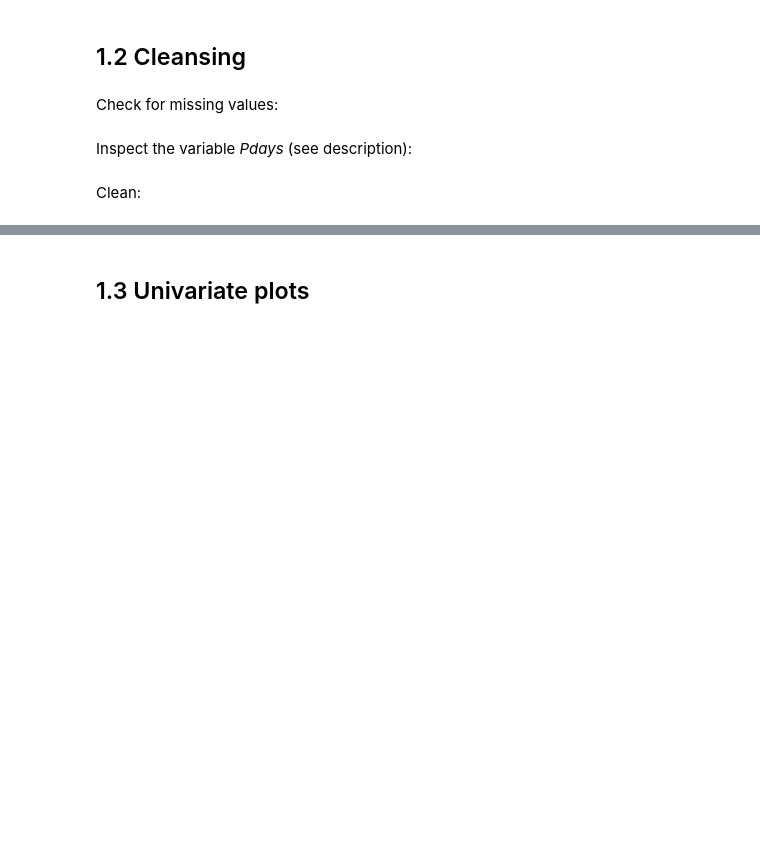
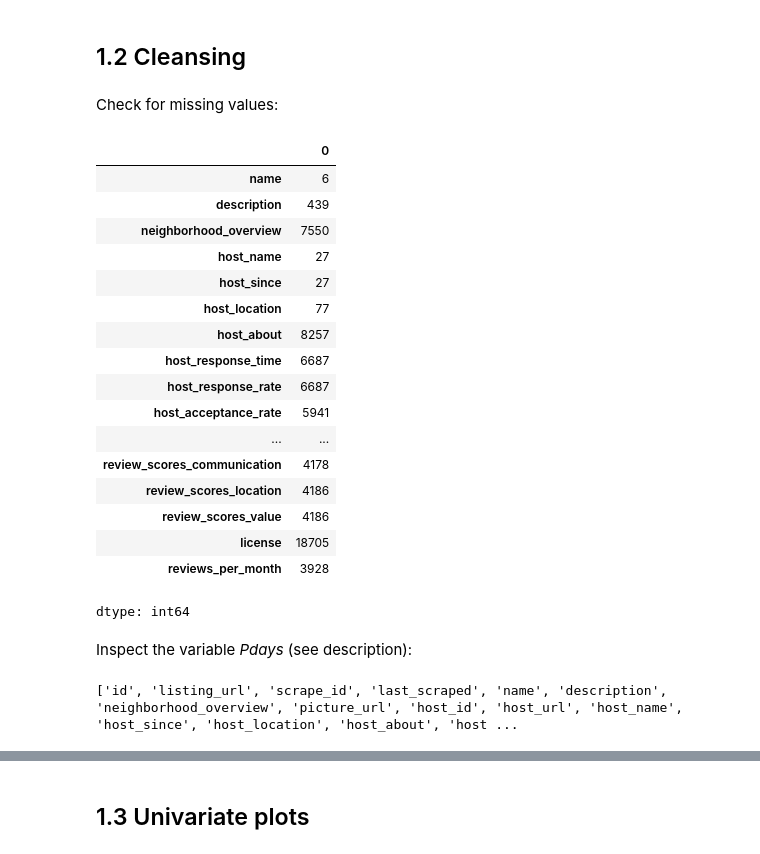
Before and after one commit to jaspersprakel/queueing_book, a Jupyter notebook: notebooks/emas_case1.ipynb, the cells around one changed output, grey strips where cells are left out. Drawn from its saved outputs; the diff is of its cells as text; code cells hidden in the pictures; blank space fills up the shorter version.

```diff
--- a/notebooks/emas_case1.ipynb
+++ b/notebooks/emas_case1.ipynb
@@ -176,2 +139,24 @@ train_df.isnull().sum()
+# %%
+#train_df.isnull().sum()
+train_df.isnull().sum()[train_df.isnull().sum() > 0]
+# %% [output]
+|  | 0 |
+| name | 6 |
+| description | 439 |
+| neighborhood_overview | 7550 |
+| host_name | 27 |
+| host_since | 27 |
+| host_location | 77 |
+| host_about | 8257 |
+| host_response_time | 6687 |
+| host_response_rate | 6687 |
+| host_acceptance_rate | 5941 |
+| ... | ... |
+| review_scores_communication | 4178 |
+| review_scores_location | 4186 |
+| review_scores_value | 4186 |
+| license | 18705 |
+| reviews_per_month | 3928 |
+dtype: int64
 # %% [markdown]
 Inspect the variable *Pdays* (see description):
@@ -182,2 +162,0 @@ print(sum((train_df["Pdays"]==999) & (train_df["Prev_Outcome"] == "failure")))
-# %% [markdown]
-Clean:
@@ -186,0 +163,4 @@ train_df.loc[train_df["Pdays"]==999, "Prev_outcome"] = "nonexistent"
+# %%
+print(train_df.columns.tolist())
+# %% [output]
+['id', 'listing_url', 'scrape_id', 'last_scraped', 'name', 'description', 'neighborhood_overview', 'picture_url', 'host_id', 'host_url', 'host_name', 'host_since', 'host_location', 'host_about', 'host ...
```
Also changed, not shown: parts of 21 cells of this notebook.
